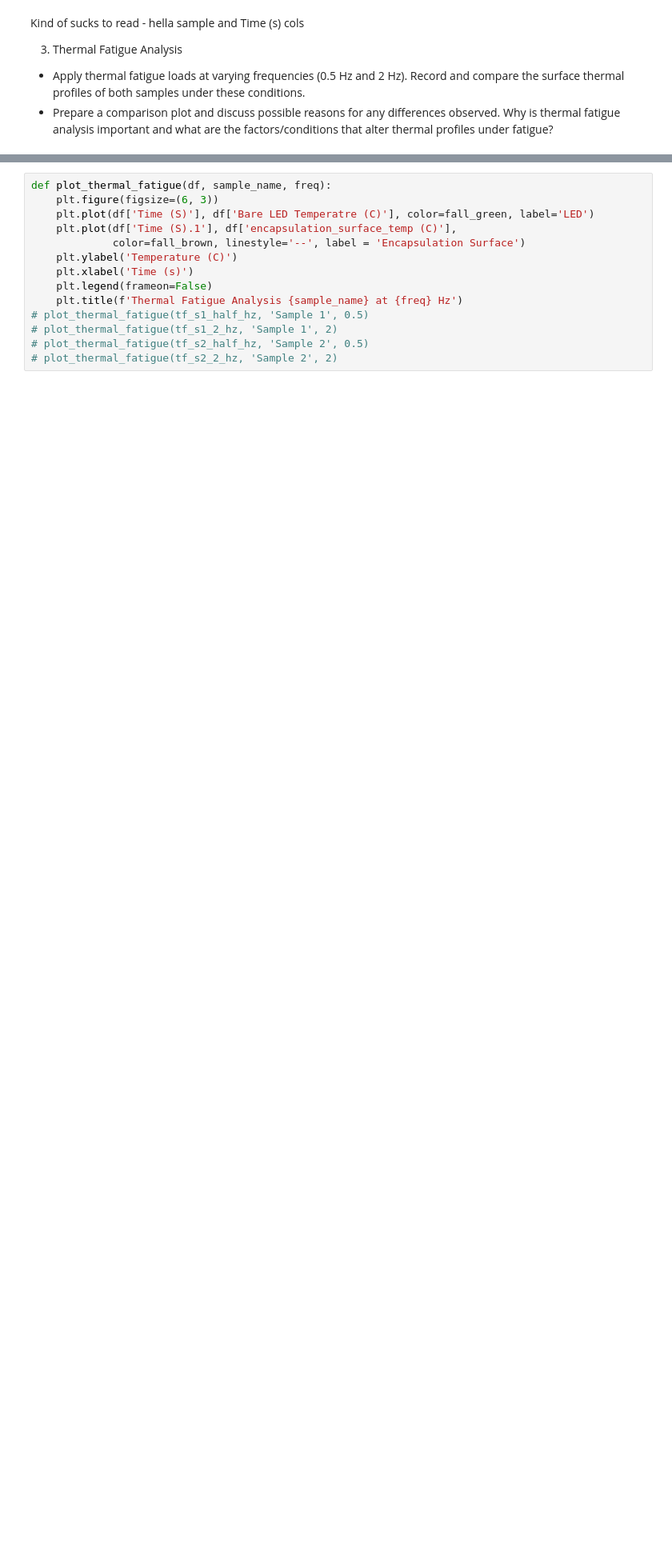
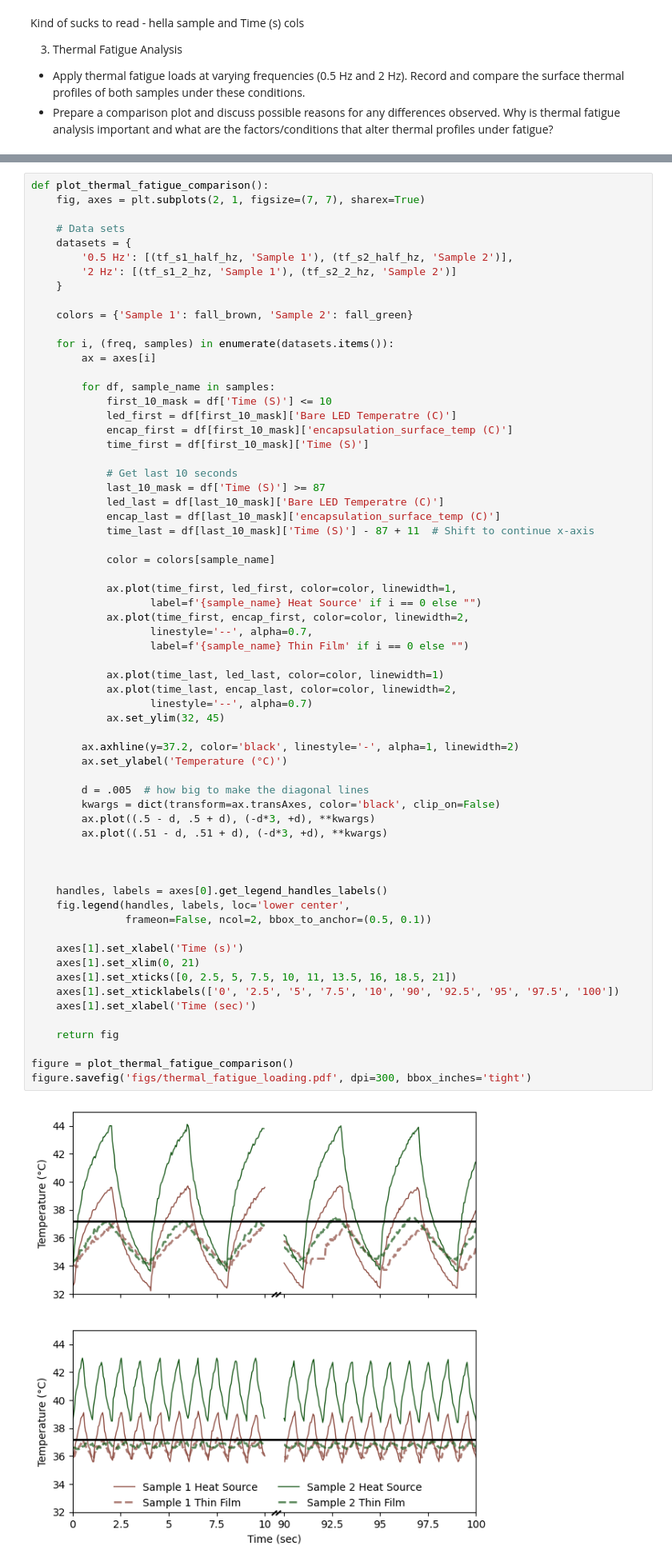
Before and after one commit to mohammadmundiwala/Flexible-Electronics, a Jupyter notebook: lab-2/data_analysis.ipynb, the cells around one changed output, grey strips where cells are left out. Shown at 80% size. Drawn from its saved outputs; the diff is of its cells as text; blank space fills up the shorter version.

Commit message:
cyclic loading plot

```diff
--- a/lab-2/data_analysis.ipynb
+++ b/lab-2/data_analysis.ipynb
@@ -133,17 +126,69 @@ tf_s2_2_hz = pd.read_excel('data/Thermal Fatigue.xlsx', sheet_name='S2-2Hz')
 # %%
-def plot_thermal_fatigue(df, sample_name, freq):
-    plt.figure(figsize=(6, 3))
-    plt.plot(df['Time (S)'], df['Bare LED Temperatre (C)'], color=fall_green, label='LED')
-    plt.plot(df['Time (S).1'], df['encapsulation_surface_temp (C)'],
-             color=fall_brown, linestyle='--', label = 'Encapsulation Surface')
-    plt.ylabel('Temperature (C)')
-    plt.xlabel('Time (s)')
-    plt.legend(frameon=False)
-    plt.title(f'Thermal Fatigue Analysis {sample_name} at {freq} Hz')
-# plot_thermal_fatigue(tf_s1_half_hz, 'Sample 1', 0.5)
-# plot_thermal_fatigue(tf_s1_2_hz, 'Sample 1', 2)
-# plot_thermal_fatigue(tf_s2_half_hz, 'Sample 2', 0.5)
-# plot_thermal_fatigue(tf_s2_2_hz, 'Sample 2', 2)
+def plot_thermal_fatigue_comparison():
+    fig, axes = plt.subplots(2, 1, figsize=(7, 7), sharex=True)
+
+    # Data sets
+    datasets = {
+        '0.5 Hz': [(tf_s1_half_hz, 'Sample 1'), (tf_s2_half_hz, 'Sample 2')],
+        '2 Hz': [(tf_s1_2_hz, 'Sample 1'), (tf_s2_2_hz, 'Sample 2')]
+    }
+
+    colors = {'Sample 1': fall_brown, 'Sample 2': fall_green}
+
+    for i, (freq, samples) in enumerate(datasets.items()):
+        ax = axes[i]
+
+        for df, sample_name in samples:
+            first_10_mask = df['Time (S)'] <= 10
+            led_first = df[first_10_mask]['Bare LED Temperatre (C)']
+            encap_first = df[first_10_mask]['encapsulation_surface_temp (C)']
+            time_first = df[first_10_mask]['Time (S)']
+
+            # Get last 10 seconds
+            last_10_mask = df['Time (S)'] >= 87
+            led_last = df[last_10_mask]['Bare LED Temperatre (C)']
+            encap_last = df[last_10_mask]['encapsulation_surface_temp (C)']
+            time_last = df[last_10_mask]['Time (S)'] - 87 + 11  # Shift to continue x-axis
+
+            color = colors[sample_name]
+
+            ax.plot(time_first, led_first, color=color, linewidth=1,
+                   label=f'{sample_name} Heat Source' if i == 0 else "")
+            ax.plot(time_first, encap_first, color=color, linewidth=2,
+                   linestyle='--', alpha=0.7,
+                   label=f'{sample_name} Thin Film' if i == 0 else "")
+
+            ax.plot(time_last, led_last, color=color, linewidth=1)
+            ax.plot(time_last, encap_last, color=color, linewidth=2,
+                   linestyle='--', alpha=0.7)
+            ax.set_ylim(32, 45)
+
+        ax.axhline(y=37.2, color='black', linestyle='-', alpha=1, linewidth=2)
+        ax.set_ylabel('Temperature (°C)')
+
+        d = .005  # how big to make the diagonal lines
+        kwargs = dict(transform=ax.transAxes, color='black', clip_on=False)
+        ax.plot((.5 - d, .5 + d), (-d*3, +d), **kwargs)
+        ax.plot((.51 - d, .51 + d), (-d*3, +d), **kwargs)
+
+
+
+    handles, labels = axes[0].get_legend_handles_labels()
+    fig.legend(handles, labels, loc='lower center',
+               frameon=False, ncol=2, bbox_to_anchor=(0.5, 0.1))
+
+    axes[1].set_xlabel('Time (s)')
+    axes[1].set_xlim(0, 21)
+    axes[1].set_xticks([0, 2.5, 5, 7.5, 10, 11, 13.5, 16, 18.5, 21])
+    axes[1].set_xticklabels(['0', '2.5', '5', '7.5', '10', '90', '92.5', '95', '97.5', '100'])
+    axes[1].set_xlabel('Time (sec)')
+
+    return fig
+
+figure = plot_thermal_fatigue_comparison()
+figure.savefig('figs/thermal_fatigue_loading.pdf', dpi=300, bbox_inches='tight')
+# %% [output]
+[figure, added]
 # %%
 # mean temperatures
 print(f"S1, 0.5 Hz - LED Mean Temp: {np.mean(tf_s1_half_hz['Bare LED Temperatre (C)']):.2f} C")
```
Also changed, not shown: parts of 3 cells of this notebook, 1 other file.
